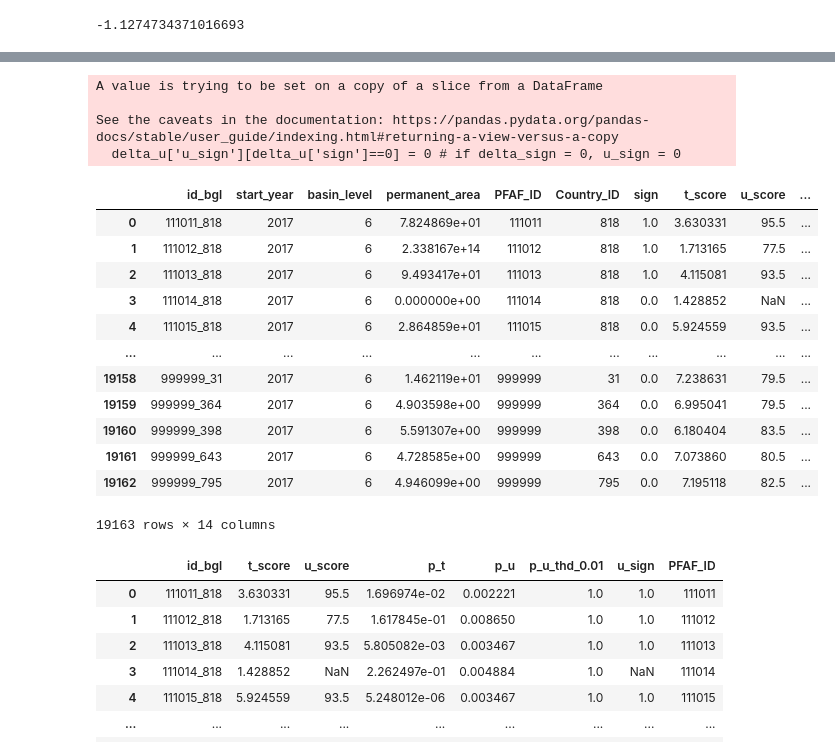
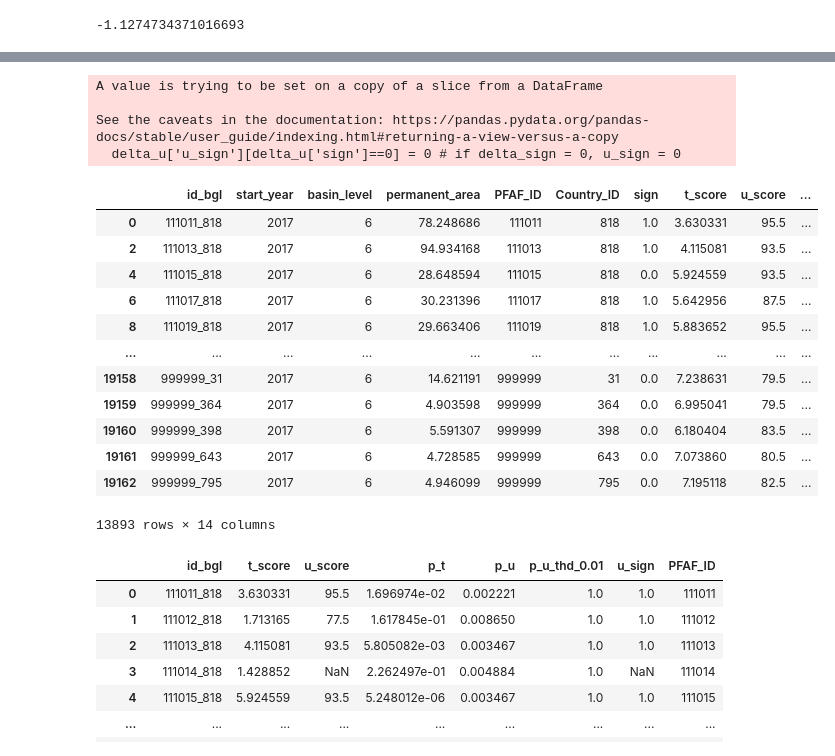
Before and after one commit to puzhao8/SDG661-Fresh-Water, a Jupyter notebook: testbed.ipynb, the cells around one changed output, grey strips where cells are left out. Drawn from its saved outputs; the diff is of its cells as text; code cells hidden in the pictures.

```diff
--- a/testbed.ipynb
+++ b/testbed.ipynb
@@ -477,7 +479,7 @@ import numpy as np
 
 """ configuration """
 folder = 'Permanent_water' # Pemanent_water, Reservoirs
-area = 'seasonal_area' # permanent_area, seasonal_area
+area = 'permanent_area' # permanent_area, seasonal_area
 
 basin_level = 6 # basin level
 alpha = 2 # mean +/- alpha * std
@@ -589,28 +559,35 @@ u_test
 # %%
 """ merge delta and utest """
+import geopandas as gpd
 delta_u = pd.merge(delta, u_test, on='id_bgl')
+
 delta_u['u_sign'][delta_u['sign']==0] = 0 # if delta_sign = 0, u_sign = 0
 delta_u['u_sign'] = delta_u['u_sign'].transform(lambda x: x if np.abs(x) > 0 else 0)
 delta_u = delta_u.rename(columns={'PFAF_ID_x': 'PFAF_ID'})
+
+masked_basins = gpd.read_file("data\Masked__basins\SNow_Arid_Mask.shp")
+masked_basins['PFAF_ID_6'] = masked_basins['PFAF_ID_6'].transform(lambda x: eval(x))
+delta_u = delta_u[~delta_u['PFAF_ID'].isin(masked_basins['PFAF_ID_6'].unique())]
+
 delta_u
 # %% [output]
 A value is trying to be set on a copy of a slice from a DataFrame
 
 See the caveats in the documentation: https://pandas.pydata.org/pandas-docs/stable/user_guide/indexing.html#returning-a-view-versus-a-copy
   delta_u['u_sign'][delta_u['sign']==0] = 0 # if delta_sign = 0, u_sign = 0
 |  | id_bgl | start_year | basin_level | permanent_area | PFAF_ID | Country_ID | sign | t_score | u_score | ... |
-| 0 | 111011_818 | 2017 | 6 | 7.824869e+01 | 111011 | 818 | 1.0 | 3.630331 | 95.5 | ... |
-| 1 | 111012_818 | 2017 | 6 | 2.338167e+14 | 111012 | 818 | 1.0 | 1.713165 | 77.5 | ... |
-| 2 | 111013_818 | 2017 | 6 | 9.493417e+01 | 111013 | 818 | 1.0 | 4.115081 | 93.5 | ... |
-| 3 | 111014_818 | 2017 | 6 | 0.000000e+00 | 111014 | 818 | 0.0 | 1.428852 | NaN | ... |
-| 4 | 111015_818 | 2017 | 6 | 2.864859e+01 | 111015 | 818 | 0.0 | 5.924559 | 93.5 | ... |
+| 0 | 111011_818 | 2017 | 6 | 78.248686 | 111011 | 818 | 1.0 | 3.630331 | 95.5 | ... |
+| 2 | 111013_818 | 2017 | 6 | 94.934168 | 111013 | 818 | 1.0 | 4.115081 | 93.5 | ... |
+| 4 | 111015_818 | 2017 | 6 | 28.648594 | 111015 | 818 | 0.0 | 5.924559 | 93.5 | ... |
+| 6 | 111017_818 | 2017 | 6 | 30.231396 | 111017 | 818 | 1.0 | 5.642956 | 87.5 | ... |
+| 8 | 111019_818 | 2017 | 6 | 29.663406 | 111019 | 818 | 1.0 | 5.883652 | 95.5 | ... |
 | ... | ... | ... | ... | ... | ... | ... | ... | ... | ... | ... |
-| 19158 | 999999_31 | 2017 | 6 | 1.462119e+01 | 999999 | 31 | 0.0 | 7.238631 | 79.5 | ... |
-| 19159 | 999999_364 | 2017 | 6 | 4.903598e+00 | 999999 | 364 | 0.0 | 6.995041 | 79.5 | ... |
-| 19160 | 999999_398 | 2017 | 6 | 5.591307e+00 | 999999 | 398 | 0.0 | 6.180404 | 83.5 | ... |
-| 19161 | 999999_643 | 2017 | 6 | 4.728585e+00 | 999999 | 643 | 0.0 | 7.073860 | 80.5 | ... |
-| 19162 | 999999_795 | 2017 | 6 | 4.946099e+00 | 999999 | 795 | 0.0 | 7.195118 | 82.5 | ... |
+| 19158 | 999999_31 | 2017 | 6 | 14.621191 | 999999 | 31 | 0.0 | 7.238631 | 79.5 | ... |
+| 19159 | 999999_364 | 2017 | 6 | 4.903598 | 999999 | 364 | 0.0 | 6.995041 | 79.5 | ... |
+| 19160 | 999999_398 | 2017 | 6 | 5.591307 | 999999 | 398 | 0.0 | 6.180404 | 83.5 | ... |
+| 19161 | 999999_643 | 2017 | 6 | 4.728585 | 999999 | 643 | 0.0 | 7.073860 | 80.5 | ... |
+| 19162 | 999999_795 | 2017 | 6 | 4.946099 | 999999 | 795 | 0.0 | 7.195118 | 82.5 | ... |
-19163 rows × 14 columns
+13893 rows × 14 columns
 # %%
 u_test[np.abs(u_test['u_sign']) != 0]
 # %% [output]
```
Also changed, not shown: parts of 25 cells of this notebook, 19 other files.
